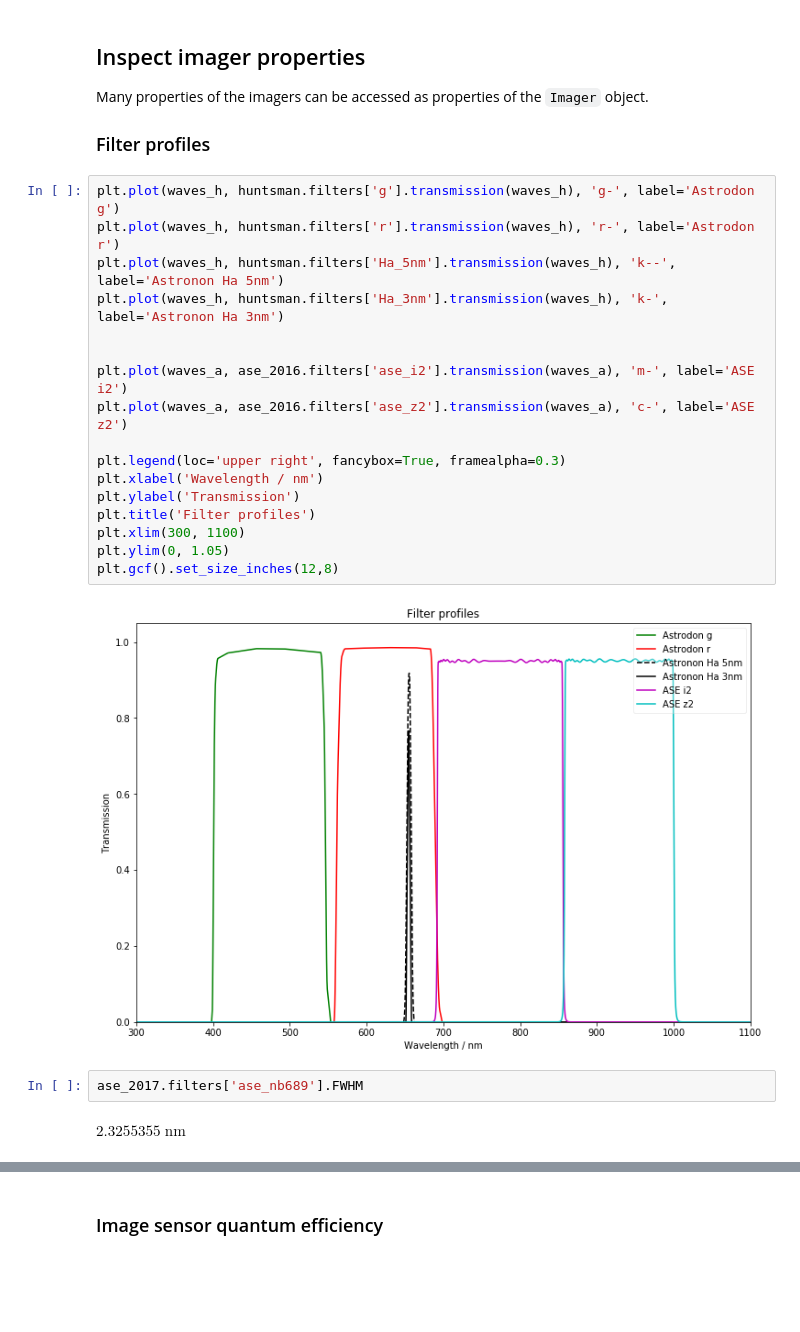
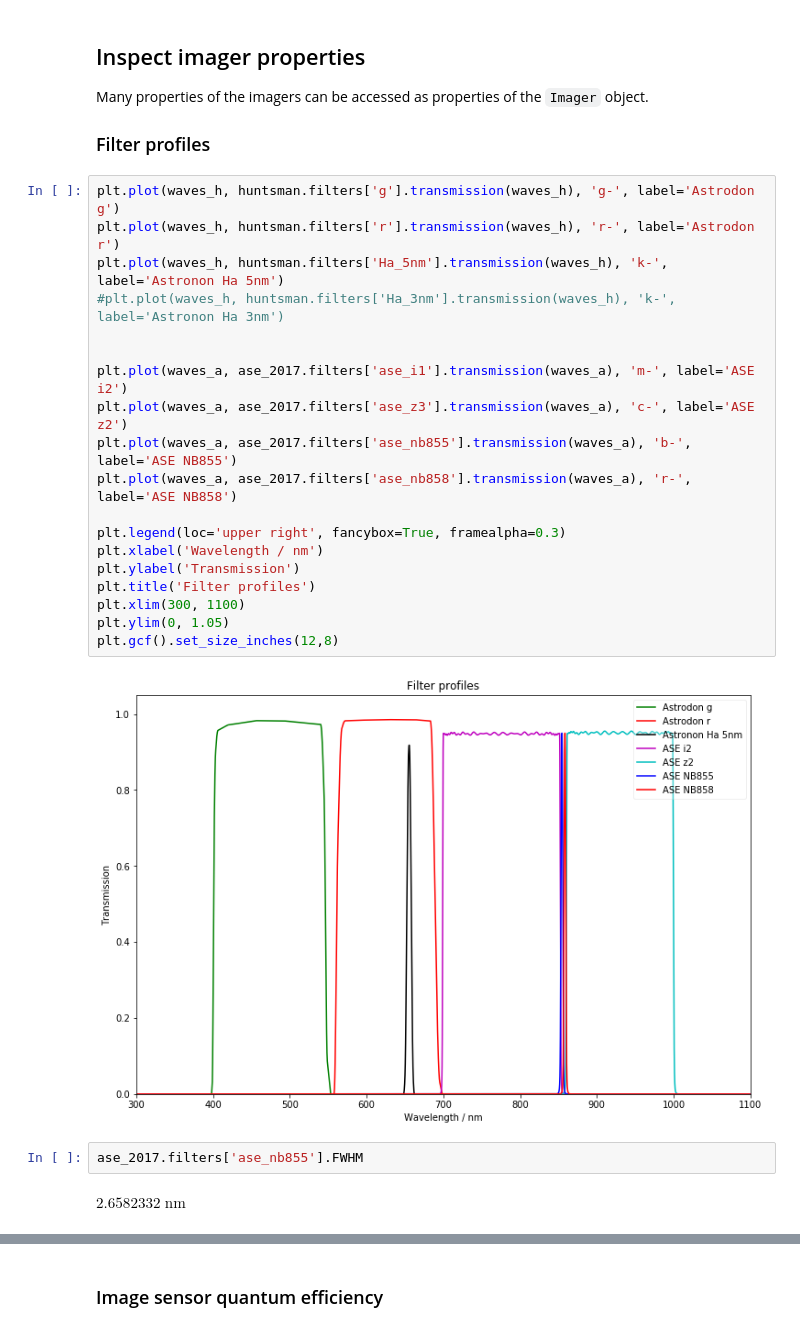
Before and after one commit to AstroHuntsman/gunagala, a Jupyter notebook: examples/Australian Space Eye 2017.ipynb, the cells around one changed output, grey strips where cells are left out. Saved outputs shown, nothing was run; the diff lists cells and outputs as text; blank space fills up the shorter version.

```diff
--- a/examples/Australian Space Eye 2017.ipynb
+++ b/examples/Australian Space Eye 2017.ipynb
@@ -39,24 +51,26 @@ Many properties of the imagers can be accessed as properties of the `Imager` obj
 # %%
 plt.plot(waves_h, huntsman.filters['g'].transmission(waves_h), 'g-', label='Astrodon g')
 plt.plot(waves_h, huntsman.filters['r'].transmission(waves_h), 'r-', label='Astrodon r')
-plt.plot(waves_h, huntsman.filters['Ha_5nm'].transmission(waves_h), 'k--', label='Astronon Ha 5nm')
-plt.plot(waves_h, huntsman.filters['Ha_3nm'].transmission(waves_h), 'k-', label='Astronon Ha 3nm')
+plt.plot(waves_h, huntsman.filters['Ha_5nm'].transmission(waves_h), 'k-', label='Astronon Ha 5nm')
+#plt.plot(waves_h, huntsman.filters['Ha_3nm'].transmission(waves_h), 'k-', label='Astronon Ha 3nm')
 
 
-plt.plot(waves_a, ase_2016.filters['ase_i2'].transmission(waves_a), 'm-', label='ASE i2')
-plt.plot(waves_a, ase_2016.filters['ase_z2'].transmission(waves_a), 'c-', label='ASE z2')
+plt.plot(waves_a, ase_2017.filters['ase_i1'].transmission(waves_a), 'm-', label='ASE i2')
+plt.plot(waves_a, ase_2017.filters['ase_z3'].transmission(waves_a), 'c-', label='ASE z2')
+plt.plot(waves_a, ase_2017.filters['ase_nb855'].transmission(waves_a), 'b-', label='ASE NB855')
+plt.plot(waves_a, ase_2017.filters['ase_nb858'].transmission(waves_a), 'r-', label='ASE NB858')
 
 plt.legend(loc='upper right', fancybox=True, framealpha=0.3)
 plt.xlabel('Wavelength / nm')
 plt.ylabel('Transmission')
 plt.title('Filter profiles')
 plt.xlim(300, 1100)
 plt.ylim(0, 1.05)
 plt.gcf().set_size_inches(12,8)
 # %% [output]
-[figure, old version]
+[figure, new version]
 # %%
-ase_2017.filters['ase_nb689'].FWHM
+ase_2017.filters['ase_nb855'].FWHM
 # %% [output]
-$2.3255355 \; \mathrm{nm}$
+$2.6582332 \; \mathrm{nm}$
 # %%
```
Also changed, not shown: parts of 82 cells of this notebook, 1 other file.
